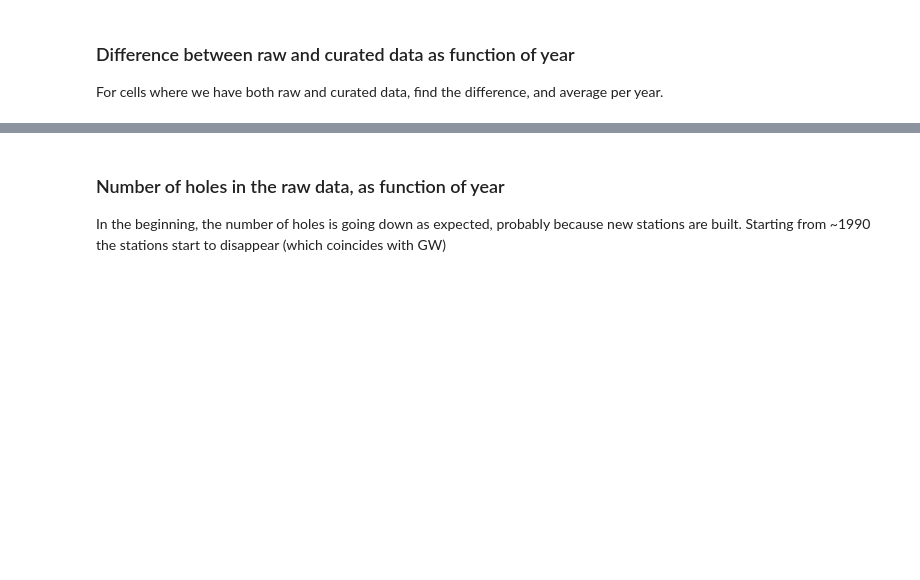
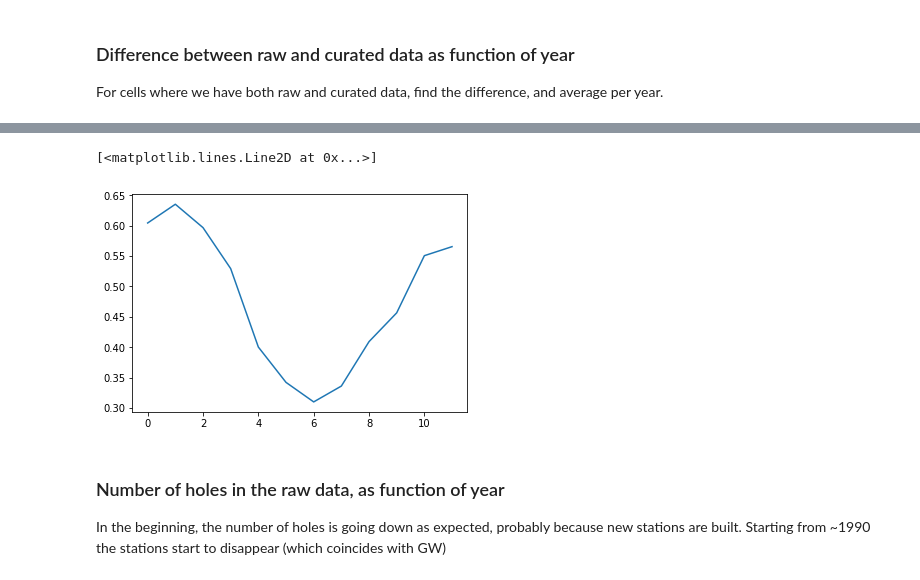
Before and after one commit to grep0/climate-fun, a Jupyter notebook: src/Continental_US_monthly_temperatures.ipynb, the cells around one changed output, grey strips where cells are left out. Cells and saved outputs as stored; diff of their text form; code cells hidden in the pictures; blank space fills up the shorter version.

```diff
--- a/src/Continental_US_monthly_temperatures.ipynb
+++ b/src/Continental_US_monthly_temperatures.ipynb
@@ -117,3 +135,8 @@ plt.errorbar(years,yearly_diff,yearly_std)
+# %%
+plt.plot(monthly_diff[2005-first_year,:]-monthly_diff[1950-first_year,:])
+# %% [output]
+[<matplotlib.lines.Line2D at 0x...>]
+[figure, added]
 # %% [markdown]
 ### Number of holes in the raw data, as function of year
 In the beginning, the number of holes is going down as expected, probably because new stations are built. Starting from ~1990 the stations start to disappear (which coincides with GW)
```
Also changed, not shown: parts of 16 cells of this notebook.
